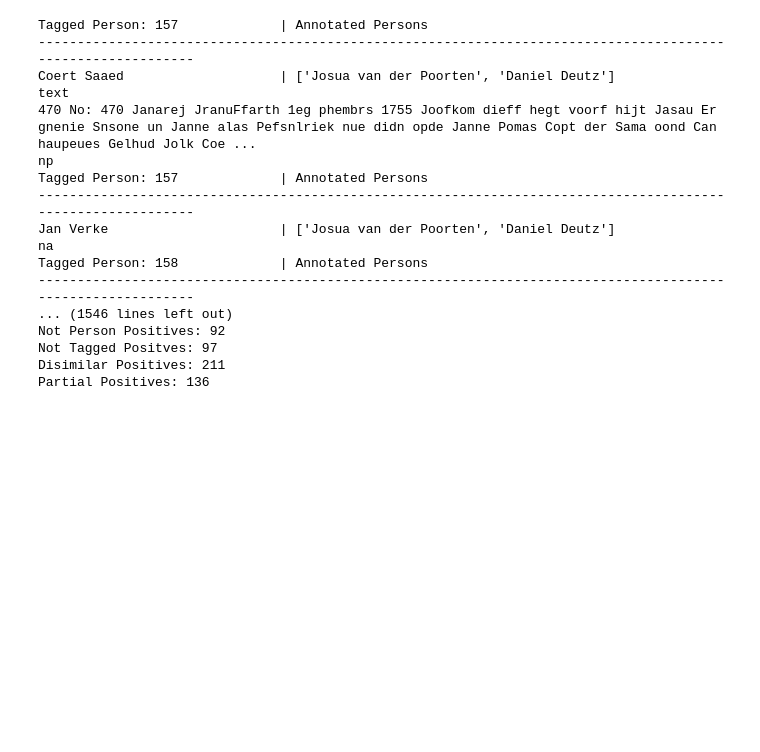
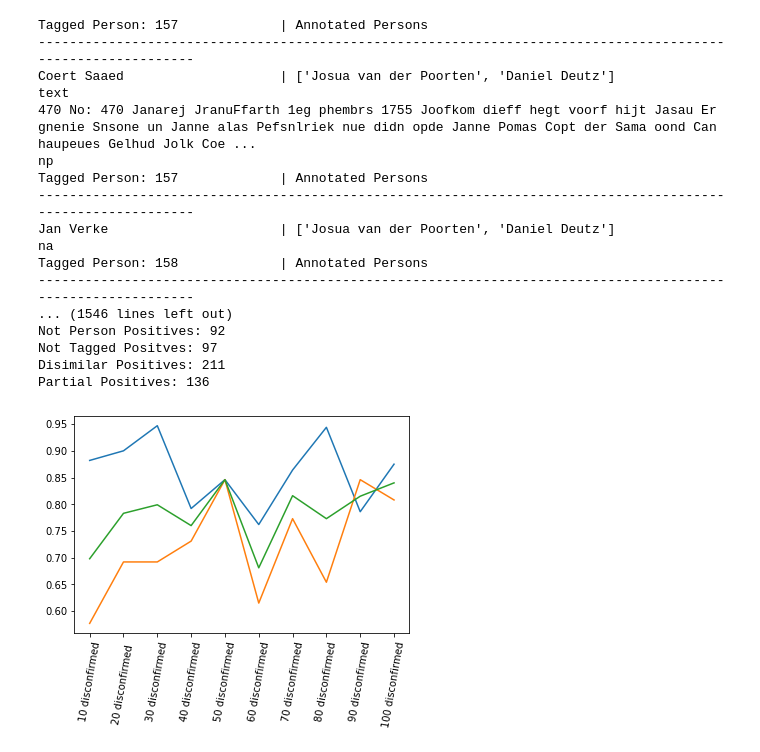
Before and after one commit to barry98/VOC-project, a Jupyter notebook: NER.ipynb, the cells around one changed output. Drawn from its saved outputs; the diff is of its cells as text; code cells hidden in the pictures; blank space fills up the shorter version.

```diff
--- a/NER.ipynb
+++ b/NER.ipynb
@@ -1102,3 +1103,14 @@ Not Person Positives: 92
 Not Tagged Positves: 97
 Disimilar Positives: 211
 Partial Positives: 136
+# %%
+fig = plt.figure()
+ax = plt.axes()
+
+x =
+plt.xticks(rotation=80)
+ax.plot(x, [[0.882, 0.577, 0.698], [0.900,0.692, 0.783], [0.947,0.692, 0.799], [0.792, 0.731, 0.760],
+            [0.846, 0.846, 0.846], [0.762, 0.615, 0.681], [0.864, 0.773, 0.816], [0.944, 0.654, 0.773],
+            [0.786, 0.846, 0.815], [0.875, 0.808, 0.840]]);
+# %% [output]
+[figure, added]
```
Also changed, not shown: parts of 2 cells of this notebook, 1 other file.
